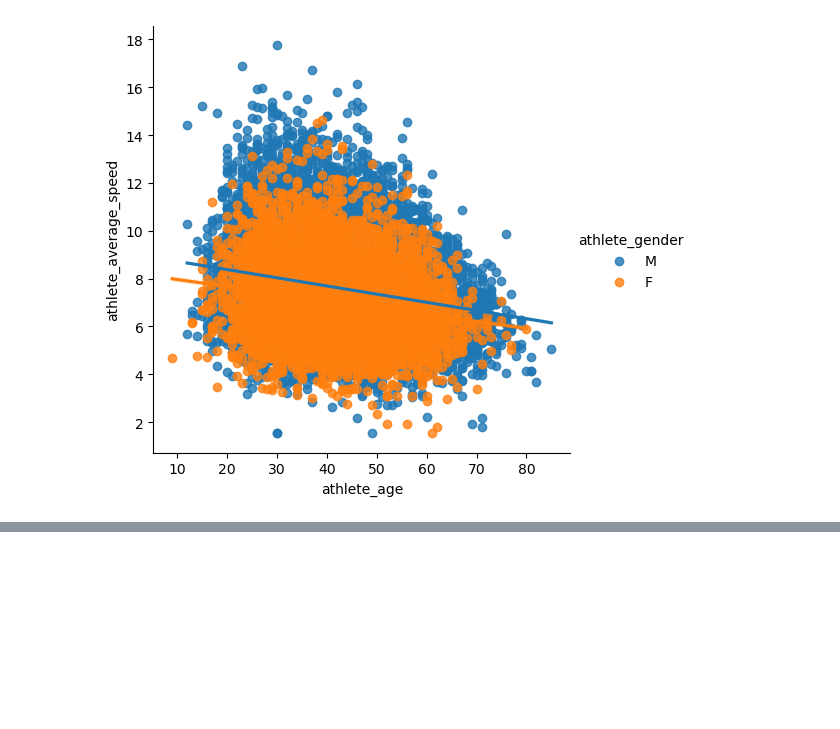
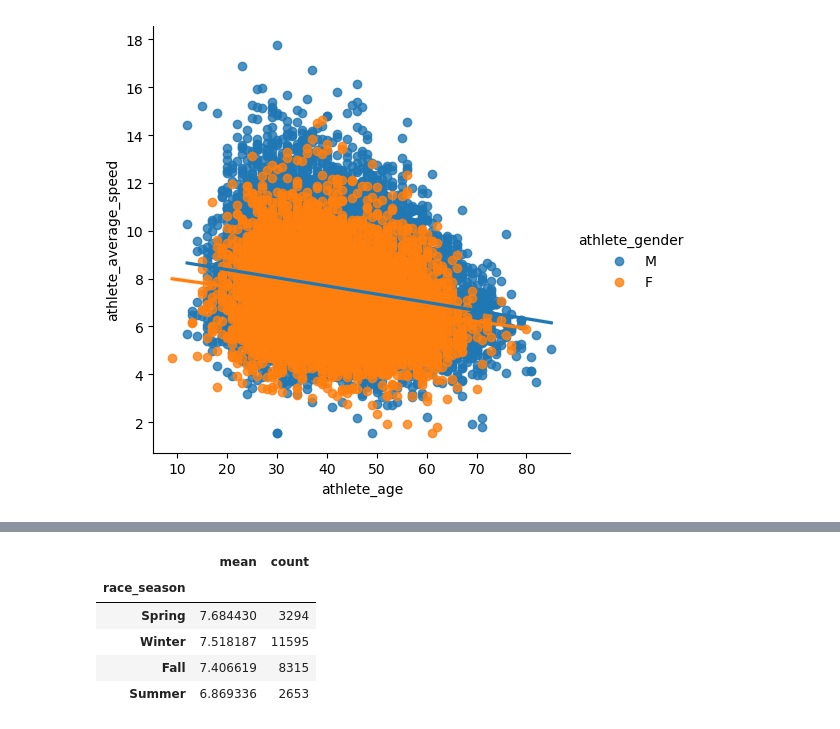
Before and after one commit to tomsclater/marathon-dataset, a Jupyter notebook: Data set - Marathons.ipynb, the cells around one changed output, grey strips where cells are left out. Cells and saved outputs as stored; diff of their text form; code cells hidden in the pictures; blank space fills up the shorter version.

```diff
--- a/Data set - Marathons.ipynb
+++ b/Data set - Marathons.ipynb
@@ -433,0 +521,9 @@ sns.lmplot(data=df3, x='athlete_age', y='athlete_average_speed', hue = 'athlete_
+# %%
+df3.groupby('race_season')['athlete_average_speed'].agg(['mean', 'count']).sort_values('mean', ascending = False)
+# %% [output]
+|  | mean | count |
+| race_season |  |  |
+| Spring | 7.684430 | 3294 |
+| Winter | 7.518187 | 11595 |
+| Fall | 7.406619 | 8315 |
+| Summer | 6.869336 | 2653 |
```
Also changed, not shown: parts of 11 cells of this notebook.
